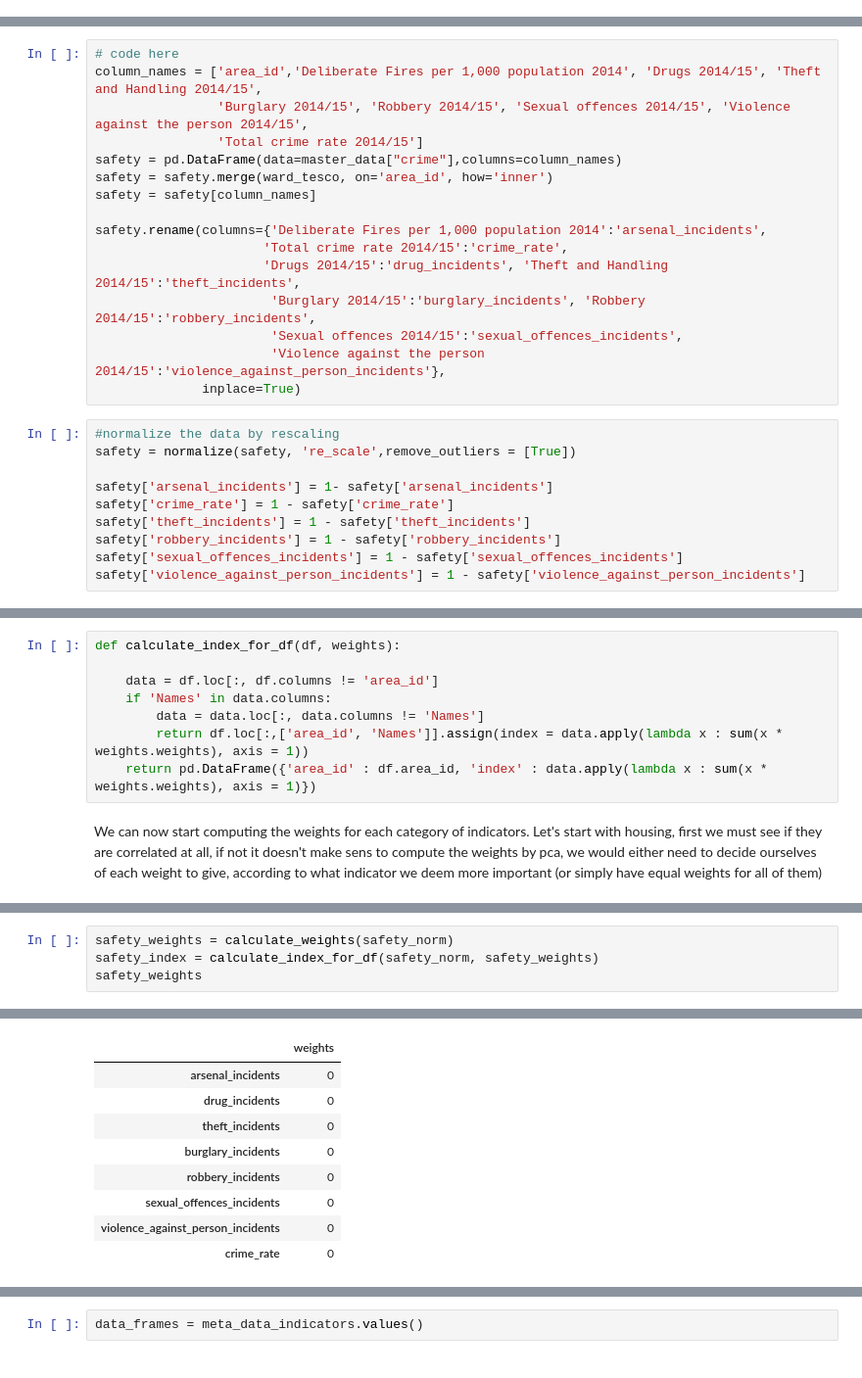
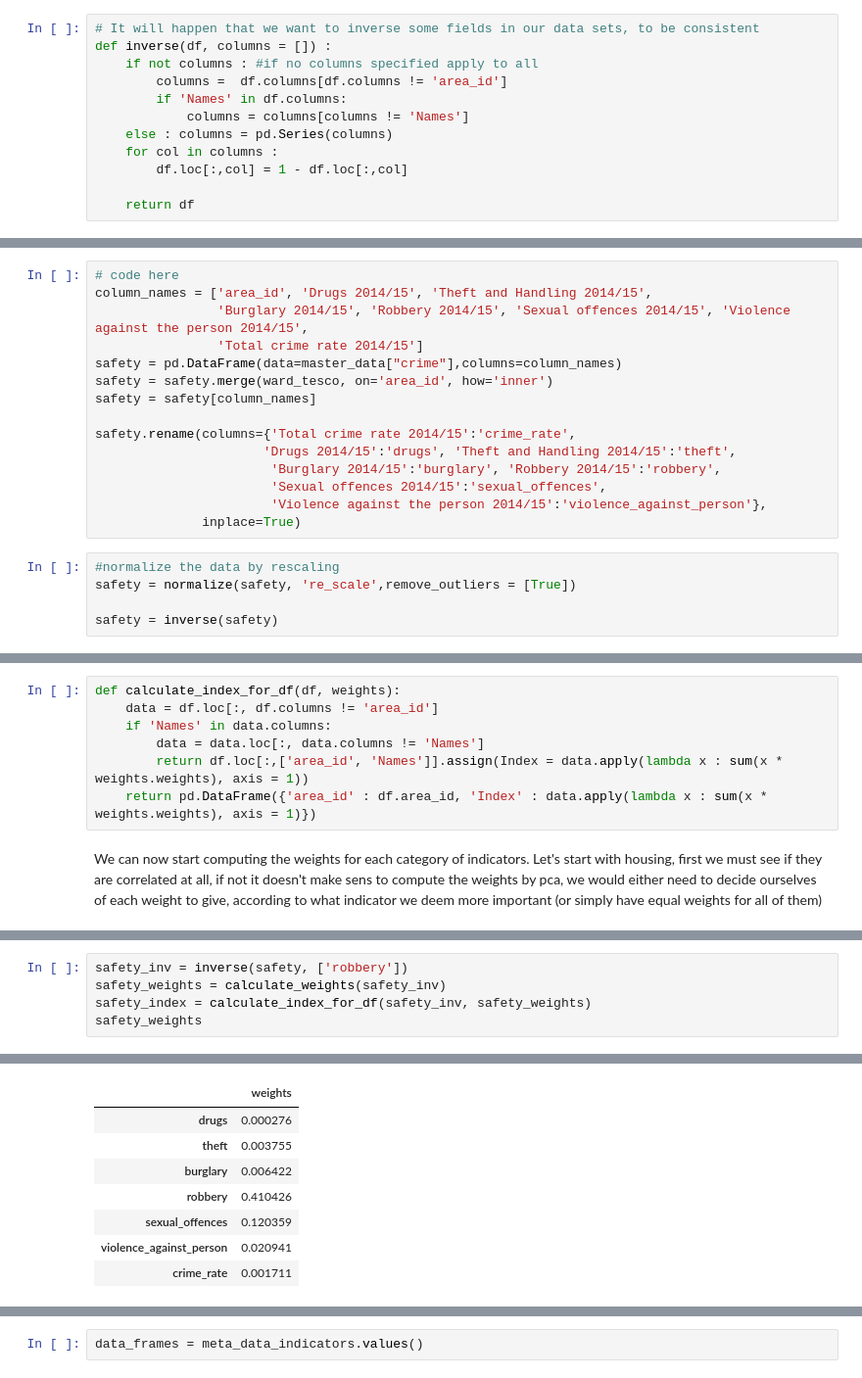
Before and after one commit to epfl-ada/ada-2020-project-milestone-p3-p3_datasurferz, a Jupyter notebook: p4.ipynb, the cells around one changed output, grey strips where cells are left out. Shown at 98% size. Cells and saved outputs as stored; diff of their text form.

```diff
--- a/p4.ipynb
+++ b/p4.ipynb
@@ -53,6 +53,18 @@ def normalize(df,method='standardize', remove_outliers = [True]):
             data.loc[:,col] = ((data.loc[:,col] - data.loc[:,col].min()) / (data.loc[:,col].max() - data.loc[:,col].min()))
         else : print('Warning, unknown method ', method)
     return data
+# %%
+# It will happen that we want to inverse some fields in our data sets, to be consistent
+def inverse(df, columns = []) :
+    if not columns : #if no columns specified apply to all
+        columns =  df.columns[df.columns != 'area_id']
+        if 'Names' in df.columns:
+            columns = columns[columns != 'Names']
+    else : columns = pd.Series(columns)
+    for col in columns :
+        df.loc[:,col] = 1 - df.loc[:,col]
+
+    return df
 # %% [markdown]
 ## Data Pre-processing <a class="anchor" id="second-bullet"></a>
 # %%
@@ -448,30 +462,24 @@ we also use the `crime_rate` to modelise the homicide rate.
 To answer the question "do you feel safe walking alone at night" we keep the above criminal counts as different categories. We will later combine them if it is significant to do so.
 # %%
 # code here
-column_names = ['area_id','Deliberate Fires per 1,000 population 2014', 'Drugs 2014/15', 'Theft and Handling 2014/15',
+column_names = ['area_id', 'Drugs 2014/15', 'Theft and Handling 2014/15',
                 'Burglary 2014/15', 'Robbery 2014/15', 'Sexual offences 2014/15', 'Violence against the person 2014/15',
                 'Total crime rate 2014/15']
 safety = pd.DataFrame(data=master_data["crime"],columns=column_names)
 safety = safety.merge(ward_tesco, on='area_id', how='inner')
 safety = safety[column_names]
 
-safety.rename(columns={'Deliberate Fires per 1,000 population 2014':'arsenal_incidents',
-                      'Total crime rate 2014/15':'crime_rate',
-                      'Drugs 2014/15':'drug_incidents', 'Theft and Handling 2014/15':'theft_incidents',
-                       'Burglary 2014/15':'burglary_incidents', 'Robbery 2014/15':'robbery_incidents',
-                       'Sexual offences 2014/15':'sexual_offences_incidents',
-                       'Violence against the person 2014/15':'violence_against_person_incidents'},
+safety.rename(columns={'Total crime rate 2014/15':'crime_rate',
+                      'Drugs 2014/15':'drugs', 'Theft and Handling 2014/15':'theft',
+                       'Burglary 2014/15':'burglary', 'Robbery 2014/15':'robbery',
+                       'Sexual offences 2014/15':'sexual_offences',
+                       'Violence against the person 2014/15':'violence_against_person'},
               inplace=True)
 # %%
 #normalize the data by rescaling
 safety = normalize(safety, 're_scale',remove_outliers = [True])
 
-safety['arsenal_incidents'] = 1- safety['arsenal_incidents']
-safety['crime_rate'] = 1 - safety['crime_rate']
-safety['theft_incidents'] = 1 - safety['theft_incidents']
-safety['robbery_incidents'] = 1 - safety['robbery_incidents']
-safety['sexual_offences_incidents'] = 1 - safety['sexual_offences_incidents']
-safety['violence_against_person_incidents'] = 1 - safety['violence_against_person_incidents']
+safety = inverse(safety)
 # %%
 safety.head(3)
 # %% [output]
@@ -637,12 +643,11 @@ def calculate_weights(df):
 And finaly we will need a function to apply the weights to the values
 # %%
 def calculate_index_for_df(df, weights):
-
     data = df.loc[:, df.columns != 'area_id']
     if 'Names' in data.columns:
         data = data.loc[:, data.columns != 'Names']
-        return df.loc[:,['area_id', 'Names']].assign(index = data.apply(lambda x : sum(x * weights.weights), axis = 1))
-    return pd.DataFrame({'area_id' : df.area_id, 'index' : data.apply(lambda x : sum(x * weights.weights), axis = 1)})
+        return df.loc[:,['area_id', 'Names']].assign(Index = data.apply(lambda x : sum(x * weights.weights), axis = 1))
+    return pd.DataFrame({'area_id' : df.area_id, 'Index' : data.apply(lambda x : sum(x * weights.weights), axis = 1)})
 # %% [markdown]
 We can now start computing the weights for each category of indicators. Let's start with housing, first we must see if they are correlated at all, if not it doesn't make sens to compute the weights by pca, we would either need to decide ourselves of each weight to give, according to what indicator we deem more important (or simply have equal weights for all of them)
 # %%
@@ -716,5 +809,6 @@ correlations_heatmap(safety_norm)
 # %%
-safety_weights = calculate_weights(safety_norm)
-safety_index = calculate_index_for_df(safety_norm, safety_weights)
+safety_inv = inverse(safety, ['robbery'])
+safety_weights = calculate_weights(safety_inv)
+safety_index = calculate_index_for_df(safety_inv, safety_weights)
 safety_weights
 # %% [output]
@@ -725,9 +819,8 @@ Component cumulative variance: 90.48774193200121 %
 |  | weights |
-| arsenal_incidents | 0 |
-| drug_incidents | 0 |
-| theft_incidents | 0 |
-| burglary_incidents | 0 |
-| robbery_incidents | 0 |
-| sexual_offences_incidents | 0 |
-| violence_against_person_incidents | 0 |
-| crime_rate | 0 |
+| drugs | 0.000276 |
+| theft | 0.003755 |
+| burglary | 0.006422 |
+| robbery | 0.410426 |
+| sexual_offences | 0.120359 |
+| violence_against_person | 0.020941 |
+| crime_rate | 0.001711 |
```
Also changed, not shown: parts of 48 cells of this notebook, 24 other files.
